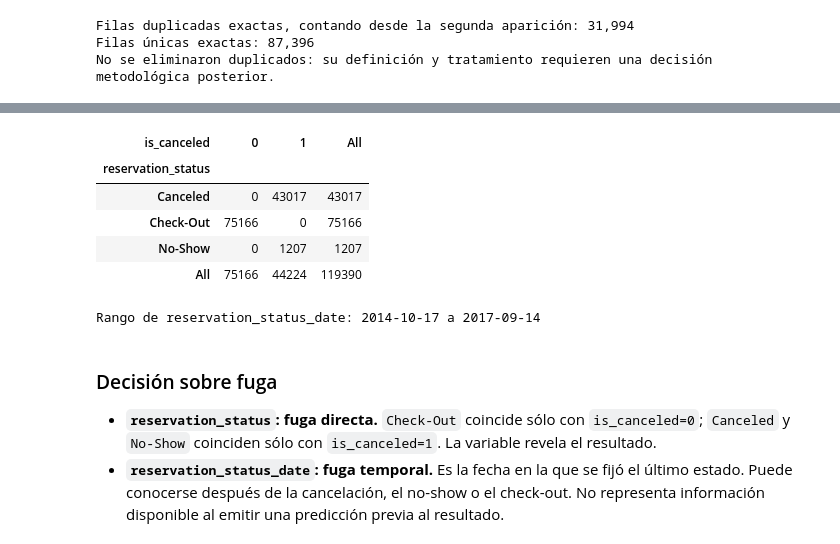
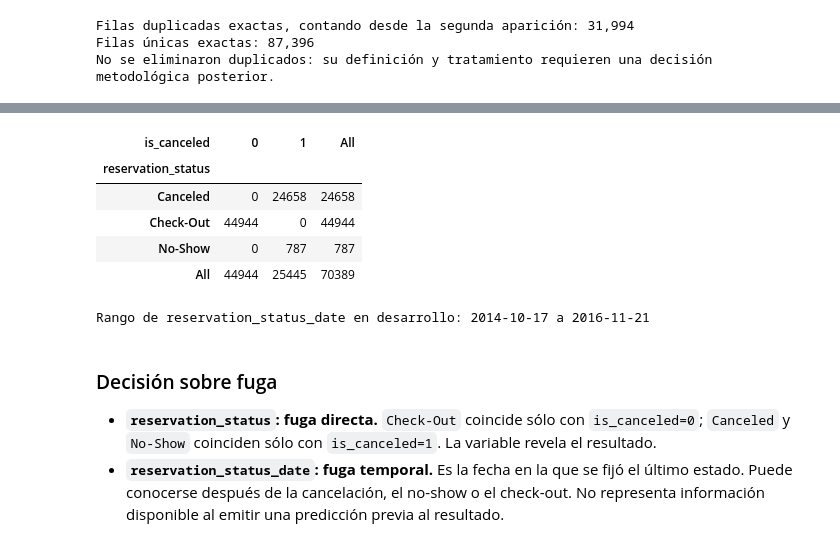
Before and after one commit to LucianaViar/Obligatorio-IA-ML, a Jupyter notebook: notebooks/obligatorio_ml.ipynb, the cells around one changed output, grey strips where cells are left out. Drawn from its saved outputs; the diff is of its cells as text; code cells hidden in the pictures.

```diff
--- a/notebooks/obligatorio_ml.ipynb
+++ b/notebooks/obligatorio_ml.ipynb
@@ -203,21 +258,26 @@ plt.show()
 # %%
 status_vs_target = pd.crosstab(
-    df["reservation_status"],
-    df["is_canceled"],
+    development_df["reservation_status"],
+    development_df["is_canceled"],
     margins=True,
 )
 display(status_vs_target)
 
-status_date = pd.to_datetime(df["reservation_status_date"], errors="raise")
-print("Rango de reservation_status_date:", status_date.min().date(), "a", status_date.max().date())
+status_date = pd.to_datetime(
+    development_df["reservation_status_date"], errors="raise"
+)
+print(
+    "Rango de reservation_status_date en desarrollo:",
+    status_date.min().date(), "a", status_date.max().date(),
+)
 # %% [output]
 | is_canceled | 0 | 1 | All |
 | reservation_status |  |  |  |
-| Canceled | 0 | 43017 | 43017 |
-| Check-Out | 75166 | 0 | 75166 |
-| No-Show | 0 | 1207 | 1207 |
-| All | 75166 | 44224 | 119390 |
+| Canceled | 0 | 24658 | 24658 |
+| Check-Out | 44944 | 0 | 44944 |
+| No-Show | 0 | 787 | 787 |
+| All | 44944 | 25445 | 70389 |
-Rango de reservation_status_date: 2014-10-17 a 2017-09-14
+Rango de reservation_status_date en desarrollo: 2014-10-17 a 2016-11-21
 # %% [markdown]
 ### Decisión sobre fuga
 
```
Also changed, not shown: parts of 101 cells of this notebook, 10 other files.
